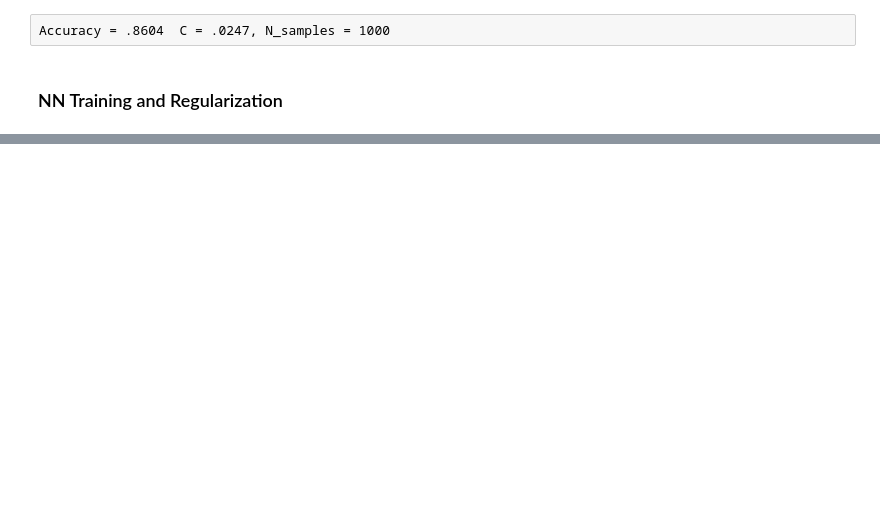
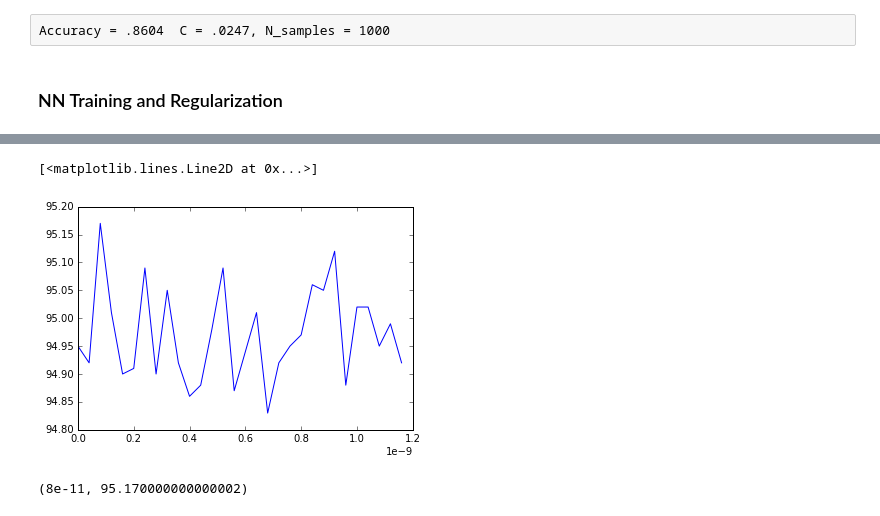
Before and after one commit to annahm/ga_hw, a Jupyter notebook: nn/3_annahm_reg.ipynb, the cells around one changed output, grey strips where cells are left out. Cells and saved outputs as stored; diff of their text form; code cells hidden in the pictures; blank space fills up the shorter version.

```diff
--- a/nn/3_annahm_reg.ipynb
+++ b/nn/3_annahm_reg.ipynb
@@ -309,0 +527,6 @@ Another one is to use learning rate decay:
+# %%
+predacc_scores = []
+for multiplier in range(0, 30):
+    beta = 1e-11 * (4*multiplier)
+    print('BETA value:', beta)
+    predacc_scores.append((beta, inference(beta)))
@@ -309,0 +551,12 @@ Another one is to use learning rate decay:
+# %%
+import matplotlib.pyplot as plt
+%matplotlib inline
+plt.plot([beta for beta,_ in predacc_scores], [acc for beta, acc in predacc_scores])
+# %% [output]
+[<matplotlib.lines.Line2D at 0x...>]
+[figure, added]
+# %%
+l = [acc for beta, acc in predacc_scores]
+predacc_scores[l.index(max(l))]
+# %% [output]
+(8e-11, 95.170000000000002)
```
Also changed, not shown: parts of 38 cells of this notebook.
